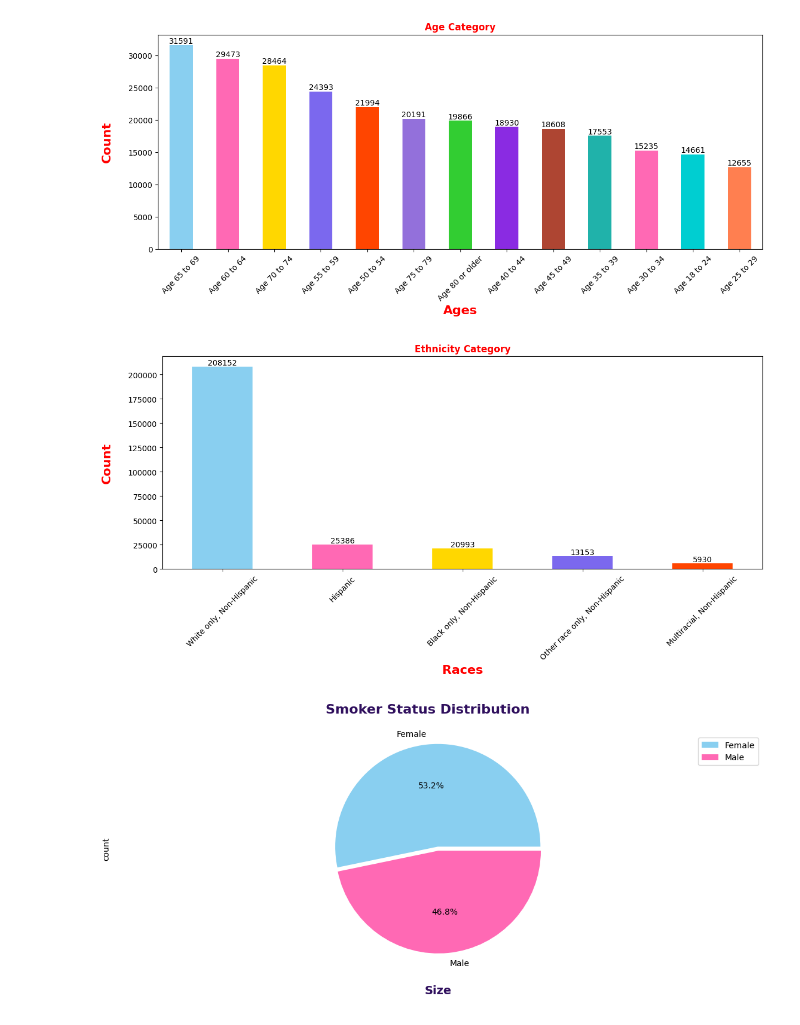
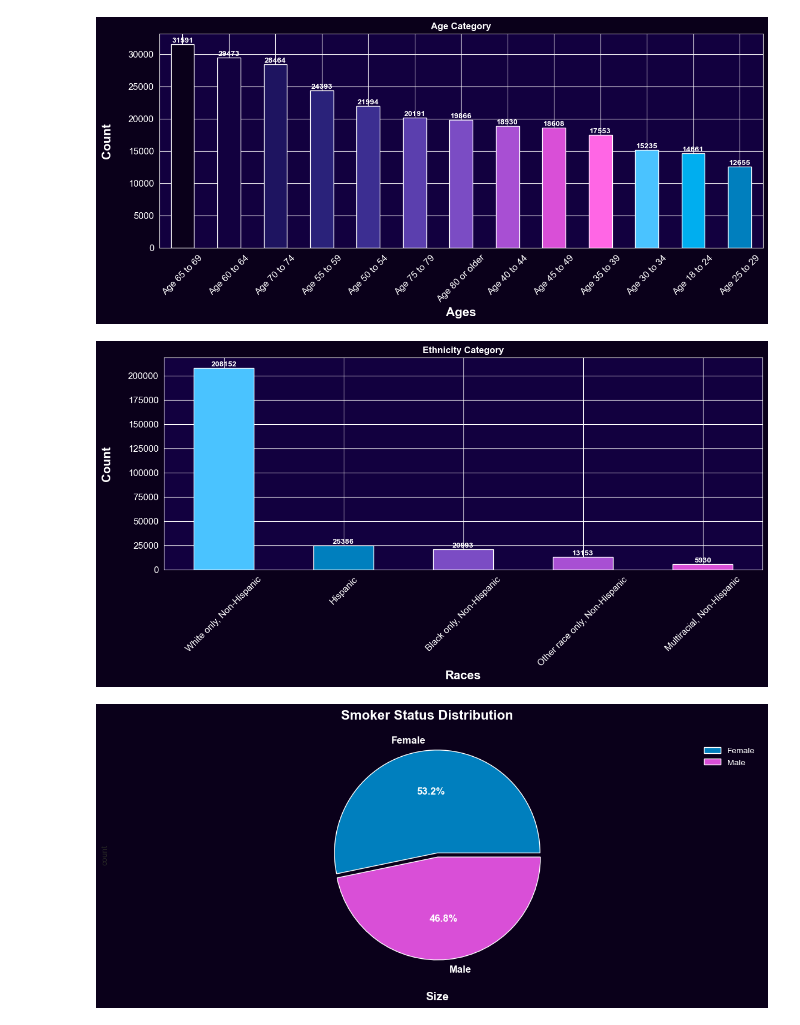
Before and after one commit to ahmedsameh909/Health-Care-Project, a Jupyter notebook: Data_Preprocessing_and_Visualization.ipynb, the cells around one changed output. Cells and saved outputs as stored; diff of their text form; code cells hidden in the pictures.

Commit message:
change the colors

```diff
--- a/Data_Preprocessing_and_Visualization.ipynb
+++ b/Data_Preprocessing_and_Visualization.ipynb
@@ -12,39 +32,47 @@ colors = ["#89CFF0", "#FF69B4", "#FFD700", "#7B68EE", "#FF4500",
 # %%
 Data = pd.read_csv('https://raw.githubusercontent.com/ahmedsameh909/Health-Care-Project/main/Data_Heart_clean.csv')
+# %%
+sns.set_style("darkgrid")
+plt.rcParams['figure.facecolor'] = '#0A001A'
+plt.rcParams['axes.facecolor'] = '#12003F'
 # %%
 plt.figure(figsize=(14,5))
 Age=Data['AgeCategory'].value_counts().plot(kind='bar',color=colors[:len(colors)],rot=45)
 for p in Age.patches :
-    Age.annotate(int(p.get_height()),(p.get_x()+0.25,p.get_height()+2), ha='center' , va='bottom',color='black')
-plt.title("Age Category",color='red',weight='bold')
-plt.xlabel('Ages',color='red',weight='bold',fontsize=16)
-plt.ylabel('Count',color='red',weight='bold',fontsize=16,labelpad = 20)
+    Age.annotate(int(p.get_height()),(p.get_x()+0.25,p.get_height()+2), ha='center' , va='bottom',color='white',weight='bold')
+plt.title("Age Category",color='white',weight='bold')
+plt.xlabel('Ages',color='white',weight='bold',fontsize=16)
+plt.ylabel('Count',color='white',weight='bold',fontsize=16,labelpad = 20)
+plt.xticks(color='white', fontsize=12)
+plt.yticks(color='white', fontsize=12)
 plt.show()
 # %% [output]
-[figure, old version]
+[figure, new version]
 # %%
 plt.figure(figsize=(14,5))
-race=Data['RaceEthnicityCategory'].value_counts().plot(kind='bar',color=colors[:len(colors)],rot=45)
+race=Data['RaceEthnicityCategory'].value_counts().plot(kind='bar',color=colors2[:len(colors2)],rot=45)
 for p in race.patches :
-    race.annotate(int(p.get_height()),(p.get_x()+0.25,p.get_height()+2), ha='center' , va='bottom',color='black')
-plt.title("Ethnicity Category",color='red',weight='bold')
-plt.xlabel('Races',color='red',weight='bold',fontsize=16)
-plt.ylabel('Count',color='red',weight='bold',fontsize=16,labelpad = 20)
+    race.annotate(int(p.get_height()),(p.get_x()+0.25,p.get_height()+2), ha='center' , va='bottom',color='white',weight='bold')
+plt.title("Ethnicity Category",color='white',weight='bold')
+plt.xlabel('Races',color='white',weight='bold',fontsize=16)
+plt.ylabel('Count',color='white',weight='bold',fontsize=16,labelpad = 20)
+plt.xticks(color='white', fontsize=12)
+plt.yticks(color='white', fontsize=12)
 plt.show()
 # %% [output]
-[figure, old version]
+[figure, new version]
 # %%
 plt.figure(figsize=(14,5))
 explode=(0,0.04)
 counts=Data['Sex'].value_counts()
-counts.plot(kind='pie',autopct='%1.1f%%',explode=explode,colors=colors)
-plt.suptitle("Smoker Status Distribution", fontsize=16, fontweight='bold', color='#2F0F5D')
-plt.xlabel('Size', weight = "bold", color = "#2F0F5D", fontsize = 14, labelpad = 25)
+counts.plot(kind='pie',autopct='%1.1f%%',explode=explode,colors=["#007FBE","#D94FD7"],textprops={'color': 'white', 'fontsize': 12, 'fontweight': 'bold'})
+plt.suptitle("Smoker Status Distribution", fontsize=16, fontweight='bold', color="white")
+plt.xlabel('Size', weight = "bold", color = "white", fontsize = 14, labelpad = 25)
 plt.axis('equal')
-plt.legend(labels = counts.index, loc = "best")
+plt.legend(labels = counts.index, loc = "best",labelcolor='white',facecolor='#0A001A',edgecolor='#0A001A')
 plt.show()
 # %% [output]
-[figure, old version]
+[figure, new version]
 # %%
 High_Risk_LastYear_State = Data[Data['HighRiskLastYear'] == 1 ]['State']
 top_states = High_Risk_LastYear_State.value_counts().head(10)
```
Also changed, not shown: parts of 10 cells of this notebook.
